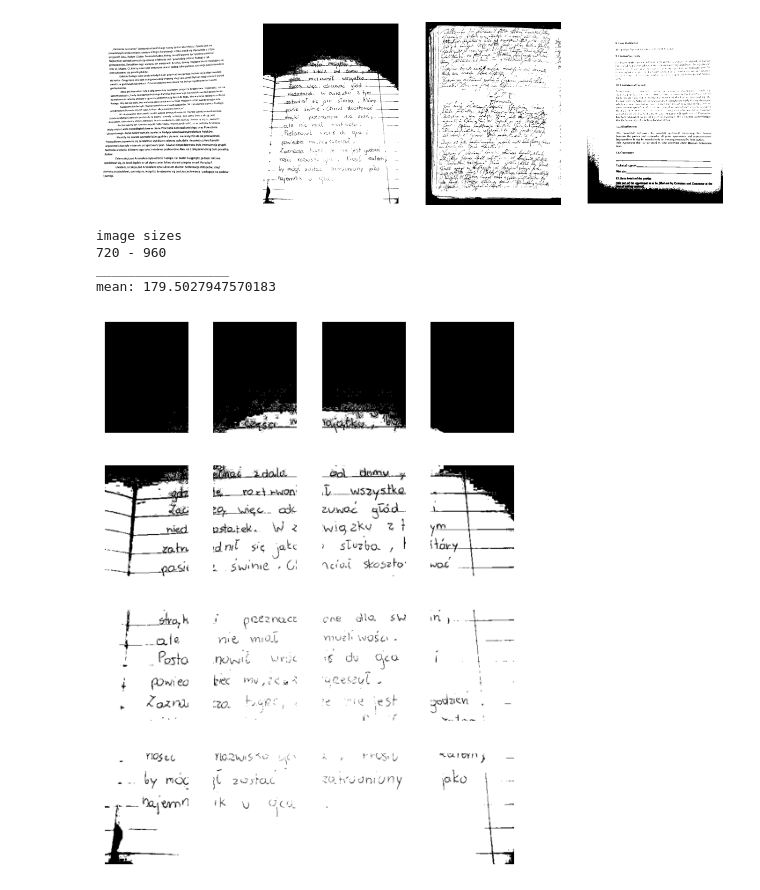
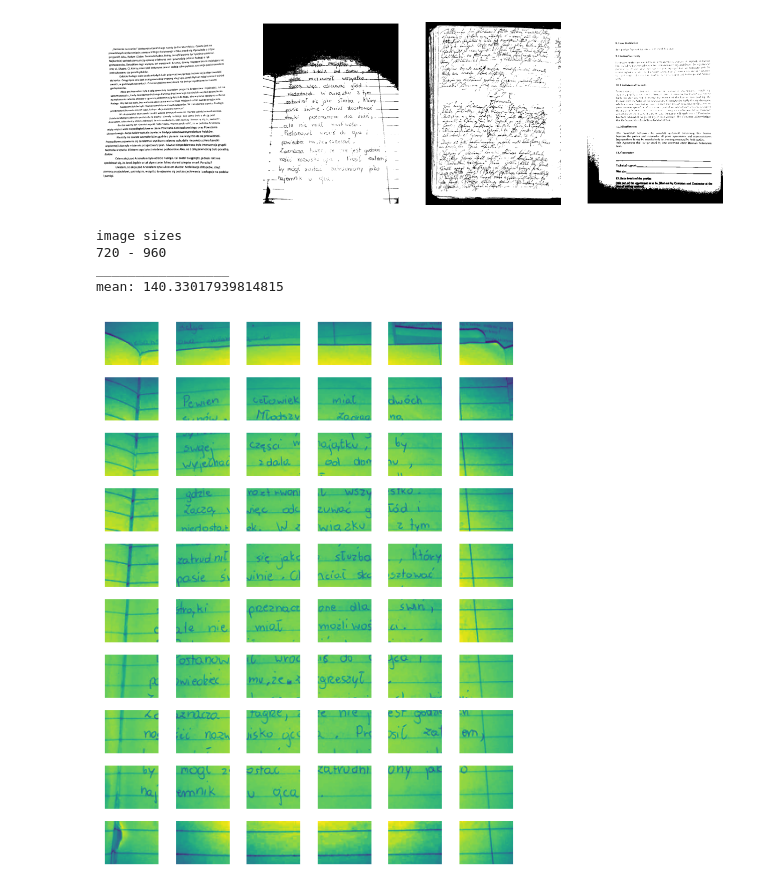
Before and after one commit to wikolego/wikolego-repository, a Jupyter notebook: ai-path/projects/image-to-black-white/src/Untitled1.ipynb, the cells around one changed output. Drawn from its saved outputs; the diff is of its cells as text; code cells hidden in the pictures.

```diff
--- a/ai-path/projects/image-to-black-white/src/Untitled1.ipynb
+++ b/ai-path/projects/image-to-black-white/src/Untitled1.ipynb
@@ -154,8 +153,8 @@ image = images[1]
 image_height, image_width = image.shape
 higher_value = max(image_height, image_width)
 
-rows = 4        # related with height
-columns = 4     # related with width
+rows = 10         # related with height
+columns = 6      # related with width
 
 fig = plt.figure(figsize=(8 * image_width / higher_value, 8 * image_height / higher_value))
 gs = gridspec.GridSpec(rows, columns, figure=fig, wspace=0.3, hspace=0.3)
@@ -167,39 +166,40 @@ print("image sizes")
 print(image_width, "-", image_height)
 print("_________________")
 
 for r in range(rows):
     r_begin = r * image_height // rows
     r_end = (r + 1) * image_height // rows - 1
 
     for c in range(columns):
         c_begin = c * image_width // columns
         c_end = (c + 1) * image_width // columns - 1
 
-        image_part = image[r_begin:r_end, c_begin:c_end]
+        image_part = image[r_begin:(r_end + 1), c_begin:(c_end + 1)]
 
-        # print(x_begin, "-", x_end)
-        # print(y_begin, "-", y_end)
+        # print(r_begin, "-", r_end)
+        # print(c_begin, "-", c_end)
         # print("_________________")
 
         el = fig.add_subplot(gs[r, c])
         el.axis('off')
-        el.imshow(image_part, cmap=plt.get_cmap('gray'))
+        el.imshow(image_part)
+        # el.imshow(image_part, cmap=plt.get_cmap('gray'))
 
         image_parts.append(image_part)
         avg_values.append(np.mean(image_part))
 
 mean = 0
 for x in avg_values:
     # print()
-    # print(np.mean(x))
+    # print(x)
     mean = mean + x
 
-mean = mean / (w * h)
+mean = mean / (rows * columns)
 print("mean:", mean)
 # %% [output]
 image sizes
 720 - 960
 _________________
-mean: 179.5027947570183
+mean: 140.33017939814815
-[figure, old version]
+[figure, new version]
 # %%
```
Also changed, not shown: parts of 2 cells of this notebook, 5 other files.
